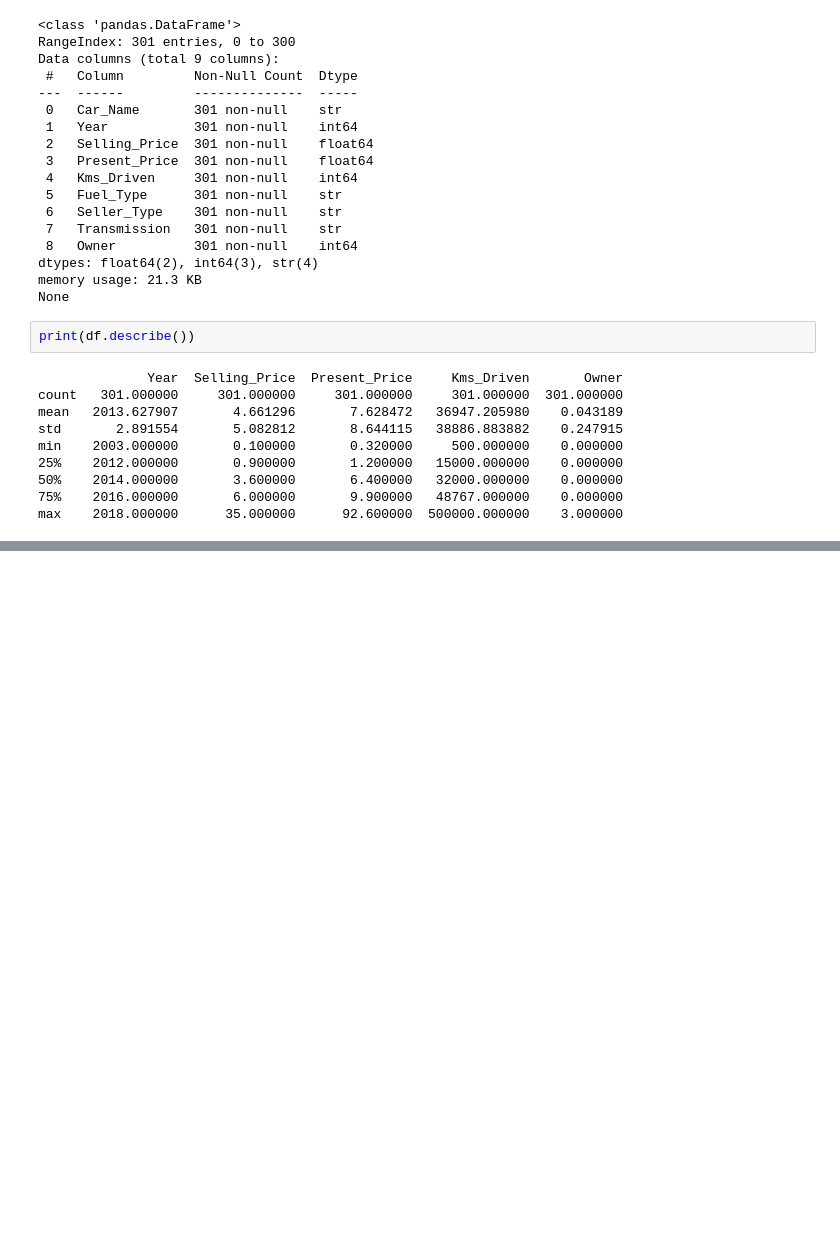
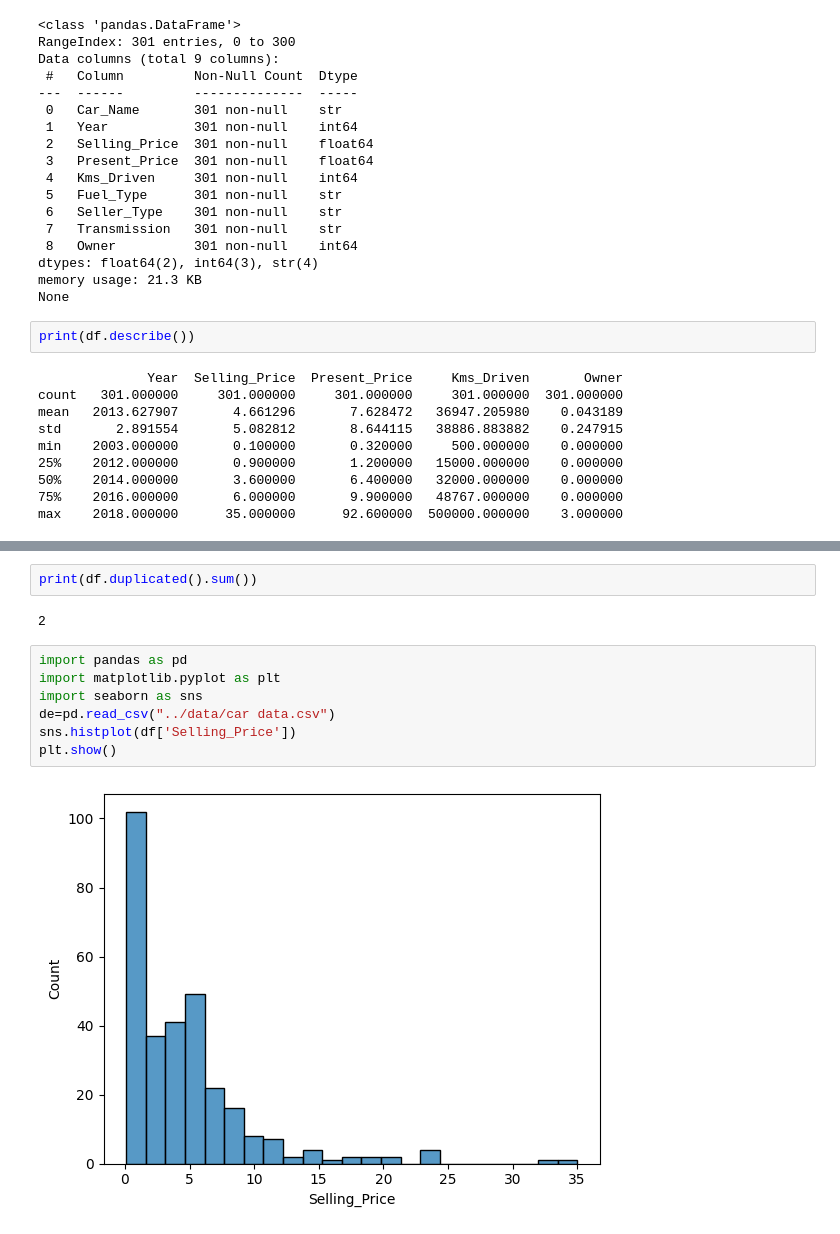
Before and after one commit to laya-07/Used-car-price-prediction, a Jupyter notebook: notebooks/project_start.ipynb, the cells around one changed output, grey strips where cells are left out. Cells and saved outputs as stored; diff of their text form; blank space fills up the shorter version.

Commit message:
Completed Week 1 tasks and visualizations

```diff
--- a/notebooks/project_start.ipynb
+++ b/notebooks/project_start.ipynb
@@ -54,0 +68,13 @@ max    2018.000000      35.000000      92.600000  500000.000000    3.000000
+# %%
+print(df.duplicated().sum())
+# %% [output]
+2
+# %%
+import pandas as pd
+import matplotlib.pyplot as plt
+import seaborn as sns
+de=pd.read_csv("../data/car data.csv")
+sns.histplot(df['Selling_Price'])
+plt.show()
+# %% [output]
+[figure, added]
```
Also changed, not shown: parts of 3 cells of this notebook.
